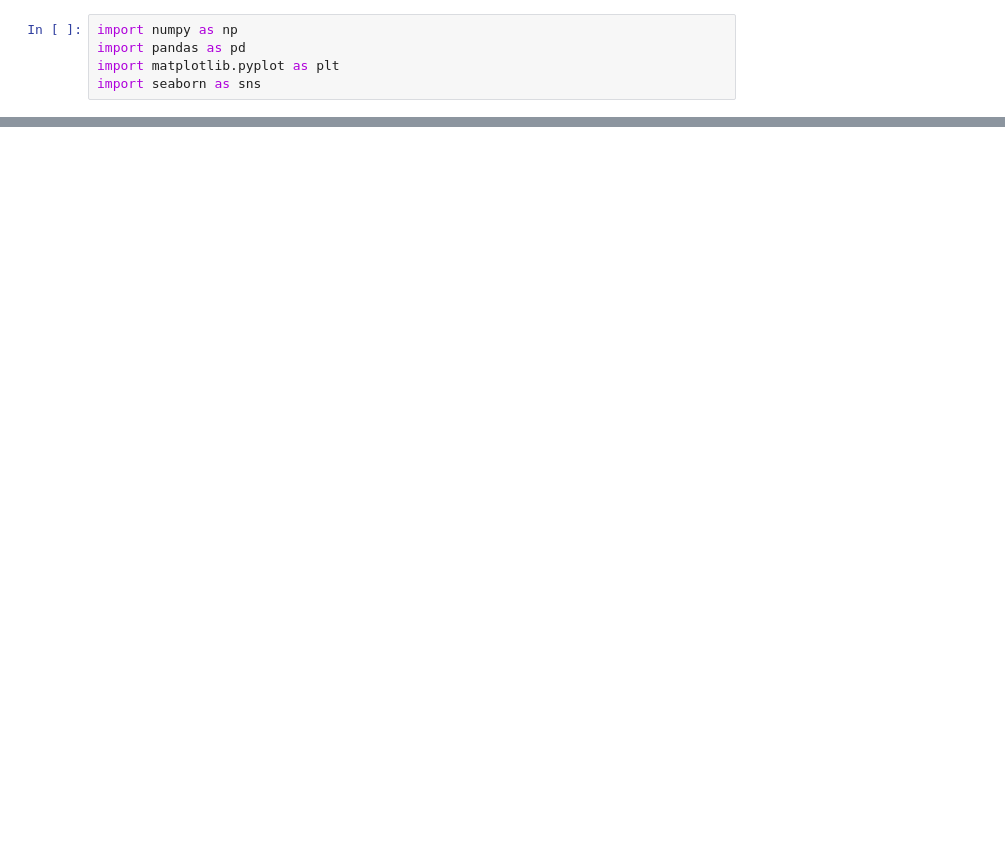
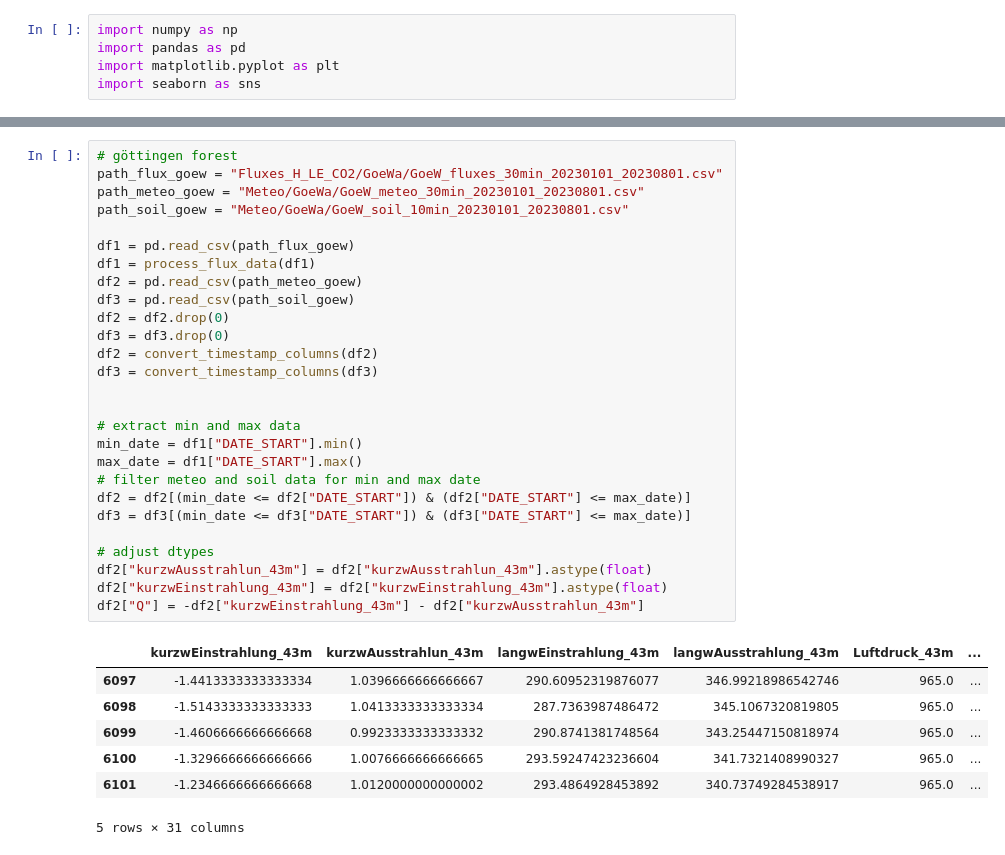
Before and after one commit to justusm00/ebc-project, a Jupyter notebook: data_2023/analysis_2023.ipynb, the cells around one changed output, grey strips where cells are left out. Saved outputs shown, nothing was run; the diff lists cells and outputs as text; blank space fills up the shorter version.

```diff
--- a/data_2023/analysis_2023.ipynb
+++ b/data_2023/analysis_2023.ipynb
@@ -28,0 +57,35 @@ df.plot()
+# %%
+# göttingen forest
+path_flux_goew = "Fluxes_H_LE_CO2/GoeWa/GoeW_fluxes_30min_20230101_20230801.csv"
+path_meteo_goew = "Meteo/GoeWa/GoeW_meteo_30min_20230101_20230801.csv"
+path_soil_goew = "Meteo/GoeWa/GoeW_soil_10min_20230101_20230801.csv"
+
+df1 = pd.read_csv(path_flux_goew)
+df1 = process_flux_data(df1)
+df2 = pd.read_csv(path_meteo_goew)
+df3 = pd.read_csv(path_soil_goew)
+df2 = df2.drop(0)
+df3 = df3.drop(0)
+df2 = convert_timestamp_columns(df2)
+df3 = convert_timestamp_columns(df3)
+
+
+# extract min and max data
+min_date = df1["DATE_START"].min()
+max_date = df1["DATE_START"].max()
+# filter meteo and soil data for min and max date
+df2 = df2[(min_date <= df2["DATE_START"]) & (df2["DATE_START"] <= max_date)]
+df3 = df3[(min_date <= df3["DATE_START"]) & (df3["DATE_START"] <= max_date)]
+
+# adjust dtypes
+df2["kurzwAusstrahlun_43m"] = df2["kurzwAusstrahlun_43m"].astype(float)
+df2["kurzwEinstrahlung_43m"] = df2["kurzwEinstrahlung_43m"].astype(float)
+df2["Q"] = -df2["kurzwEinstrahlung_43m"] - df2["kurzwAusstrahlun_43m"]
+# %% [output]
+|  | kurzwEinstrahlung_43m | kurzwAusstrahlun_43m | langwEinstrahlung_43m | langwAusstrahlung_43m | Luftdruck_43m | ... |
+| 6097 | -1.4413333333333334 | 1.0396666666666667 | 290.60952319876077 | 346.99218986542746 | 965.0 | ... |
+| 6098 | -1.5143333333333333 | 1.0413333333333334 | 287.7363987486472 | 345.1067320819805 | 965.0 | ... |
+| 6099 | -1.4606666666666668 | 0.9923333333333332 | 290.8741381748564 | 343.25447150818974 | 965.0 | ... |
+| 6100 | -1.3296666666666666 | 1.0076666666666665 | 293.59247423236604 | 341.7321408990327 | 965.0 | ... |
+| 6101 | -1.2346666666666668 | 1.0120000000000002 | 293.4864928453892 | 340.73749284538917 | 965.0 | ... |
+5 rows × 31 columns
```
Also changed, not shown: parts of 4 cells of this notebook, 14 other files.
